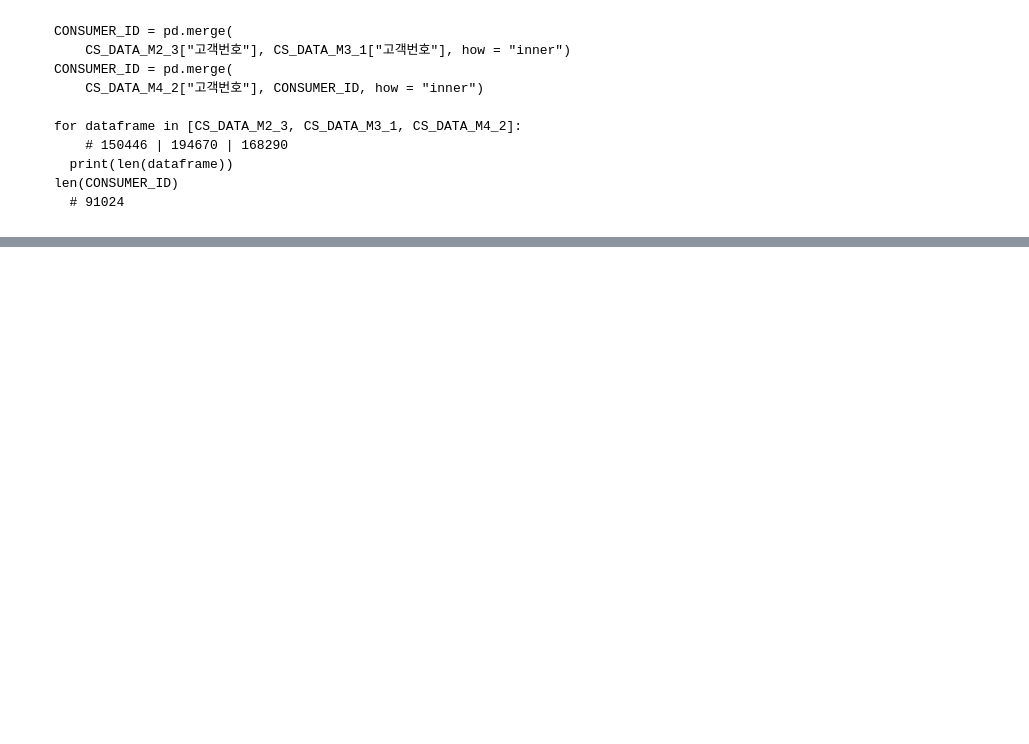
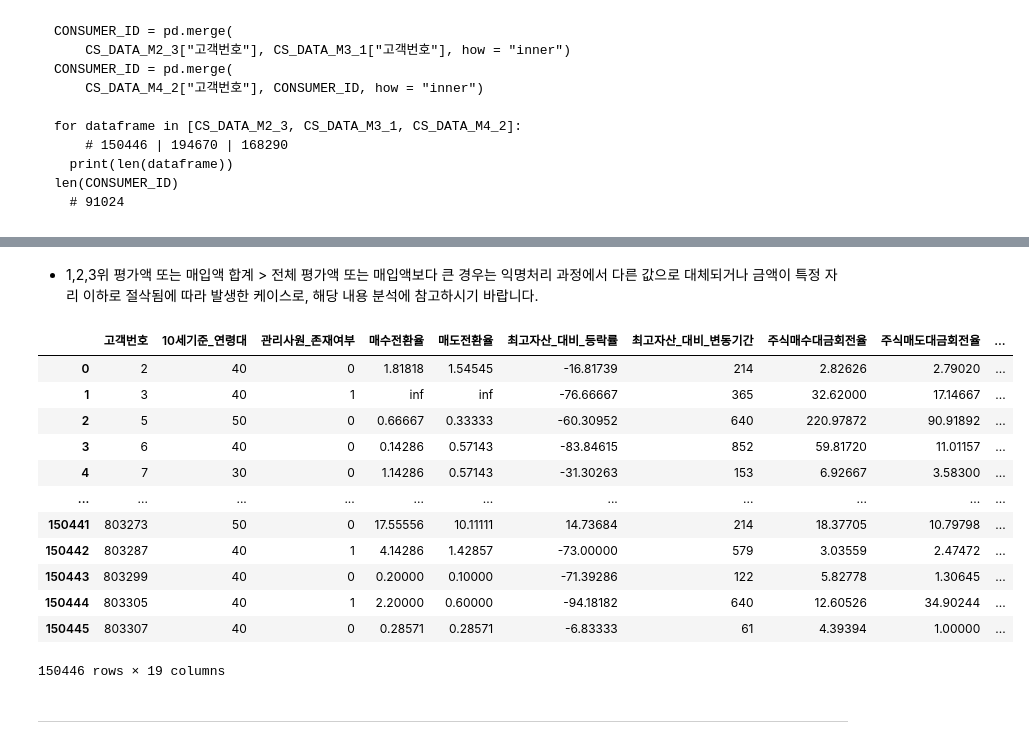
Before and after one commit to ksydata/MiraeAssetHackathon, a Jupyter notebook: [cs_data]_4_ConsumerDBSCAN.ipynb, the cells around one changed output, grey strips where cells are left out. Cells and saved outputs as stored; diff of their text form; code cells hidden in the pictures; blank space fills up the shorter version.

```diff
--- a/[cs_data]_4_ConsumerDBSCAN.ipynb
+++ b/[cs_data]_4_ConsumerDBSCAN.ipynb
@@ -11,6 +11,8 @@ import datetime
 from dateutil.relativedelta import relativedelta
 import time
 from tqdm import tqdm
+pd.options.display.float_format = "{:.5f}".format
+# pd.reset_option("display.float_format")
 
 # 멀티프로세싱
 import multiprocessing as mp
@@ -214,0 +209,2 @@ CS_DATA_M2_3["거래회전율"]
+# %% [markdown]
+* 1,2,3위 평가액 또는 매입액 합계 > 전체 평가액 또는 매입액보다 큰 경우는 익명처리 과정에서 다른 값으로 대체되거나 금액이 특정 자리 이하로 절삭됨에  따라 발생한 케이스로, 해당 내용 분석에 참고하시기 바랍니다.
@@ -214,0 +333,6 @@ CS_DATA_M2_3["거래회전율"]
+# %%
+ClusterInstance = MutateColumn(
+  M2_3_file_path = "/content/drive/MyDrive/AfterLearnerProject/DataArchive/CS_DATA_M2_3_BUY1.csv",
+  M3_1_file_path = "/content/drive/MyDrive/AfterLearnerProject/DataArchive/CS_DATA_M3_1_BUY1.csv",
+  M4_2_file_path = "/content/drive/MyDrive/AfterLearnerProject/DataArchive/CS_DATA_M4_2_BUY1.csv"
+)
@@ -214,0 +342,21 @@ CS_DATA_M2_3["거래회전율"]
+# %%
+CS_DATA_M2_3, CS_DATA_M3_1, CS_DATA_M4_2 = ClusterInstance.loadDataset()
+  # CS_DATA_M2_3 = ClusterInstance.mutateInvestorSentimentIndex(dataframe = RAW_DATA_M2_3)
+  # CS_DATA_M3_1 = ClusterInstance.mutateInvestorSentimentIndex(dataframe = RAW_DATA_M3_1)
+  # CS_DATA_M4_2 = ClusterInstance.mutateInvestorSentimentIndex(dataframe = RAW_DATA_M4_2)
+# %%
+display(CS_DATA_M2_3)
+# %% [output]
+|  | 고객번호 | 10세기준_연령대 | 관리사원_존재여부 | 매수전환율 | 매도전환율 | 최고자산_대비_등락률 | 최고자산_대비_변동기간 | 주식매수대금회전율 | 주식매도대금회전율 | ... |
+| 0 | 2 | 40 | 0 | 1.81818 | 1.54545 | -16.81739 | 214 | 2.82626 | 2.79020 | ... |
+| 1 | 3 | 40 | 1 | inf | inf | -76.66667 | 365 | 32.62000 | 17.14667 | ... |
+| 2 | 5 | 50 | 0 | 0.66667 | 0.33333 | -60.30952 | 640 | 220.97872 | 90.91892 | ... |
+| 3 | 6 | 40 | 0 | 0.14286 | 0.57143 | -83.84615 | 852 | 59.81720 | 11.01157 | ... |
+| 4 | 7 | 30 | 0 | 1.14286 | 0.57143 | -31.30263 | 153 | 6.92667 | 3.58300 | ... |
+| ... | ... | ... | ... | ... | ... | ... | ... | ... | ... | ... |
+| 150441 | 803273 | 50 | 0 | 17.55556 | 10.11111 | 14.73684 | 214 | 18.37705 | 10.79798 | ... |
+| 150442 | 803287 | 40 | 1 | 4.14286 | 1.42857 | -73.00000 | 579 | 3.03559 | 2.47472 | ... |
+| 150443 | 803299 | 40 | 0 | 0.20000 | 0.10000 | -71.39286 | 122 | 5.82778 | 1.30645 | ... |
+| 150444 | 803305 | 40 | 1 | 2.20000 | 0.60000 | -94.18182 | 640 | 12.60526 | 34.90244 | ... |
+| 150445 | 803307 | 40 | 0 | 0.28571 | 0.28571 | -6.83333 | 61 | 4.39394 | 1.00000 | ... |
+150446 rows × 19 columns
@@ -214,0 +369,2 @@ CS_DATA_M2_3["거래회전율"]
+# %% [markdown]
+___
```
Also changed, not shown: parts of 12 cells of this notebook.
